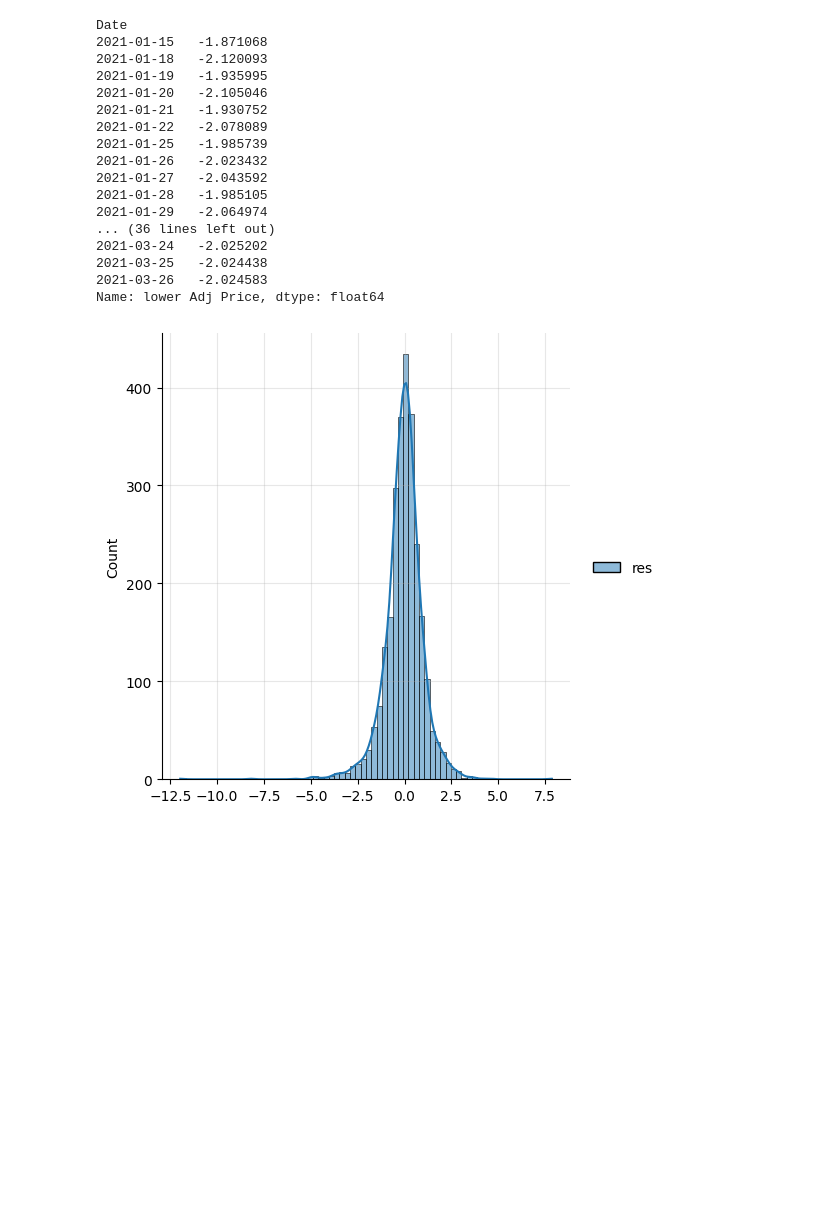
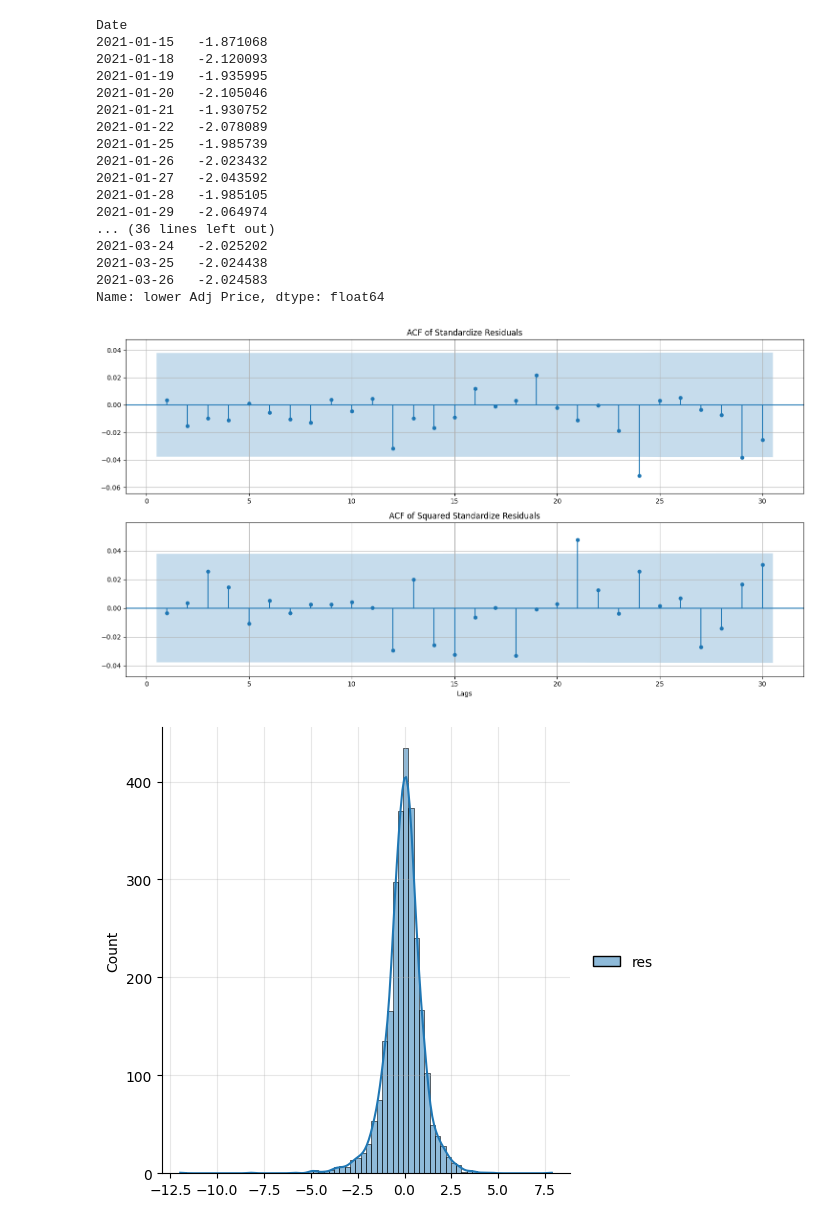
Before and after one commit to laic0022/FN6811-Financial-Time-Series-Analysis, a Jupyter notebook: FTSE_analysis.ipynb, the cells around one changed output. Drawn from its saved outputs; the diff is of its cells as text; code cells hidden in the pictures; blank space fills up the shorter version.

```diff
--- a/FTSE_analysis.ipynb
+++ b/FTSE_analysis.ipynb
@@ -498,6 +496,18 @@ Date
 Name: lower Adj Price, dtype: float64
 # %%
 res = pd.read_csv('res.csv')
+# %%
+f, ax = plt.subplots(nrows=2, ncols=1, figsize=(15, 8))
+plot_acf(res.values, lags=30, ax=ax[0], zero=False, auto_ylims=True, title="ACF of Standardize Residuals")
+plot_acf(res.values ** 2, lags=30, ax=ax[1], zero=False, auto_ylims=True, title="ACF of Squared Standardize Residuals")
+ax[0].grid(True)
+ax[1].grid(True)
+ax[1].set_xlabel('Lags')
+
+plt.tight_layout()
+plt.show()
+# %% [output]
+[figure, added]
 # %%
 import seaborn as sb
 # %%
```
Also changed, not shown: parts of 6 cells of this notebook, 3 other files.
